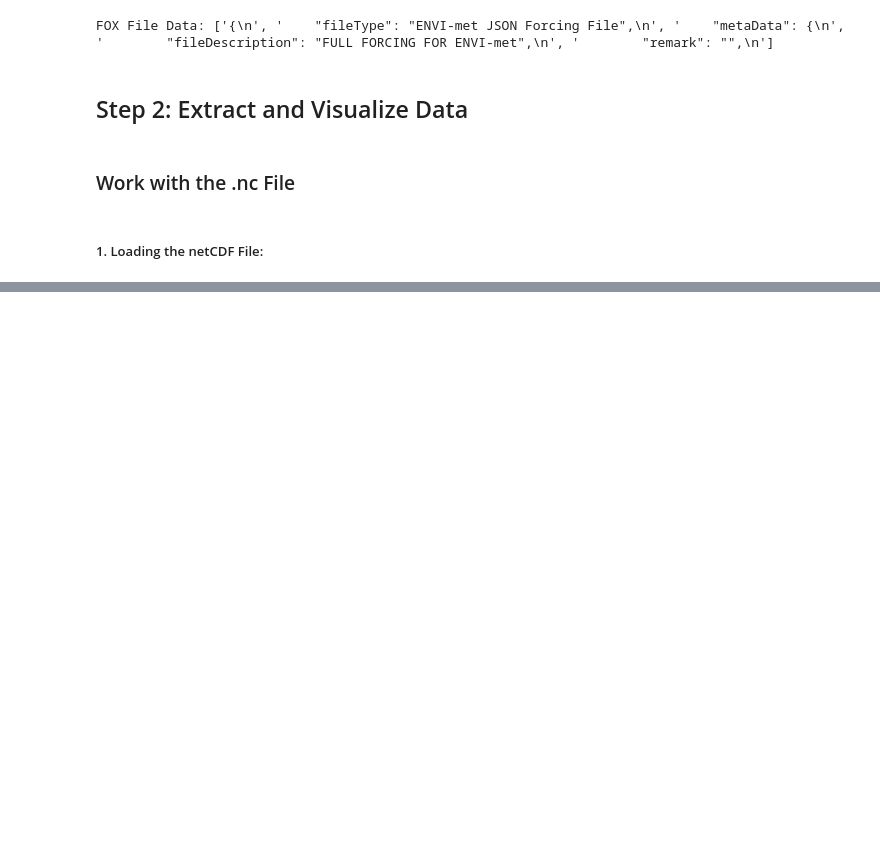
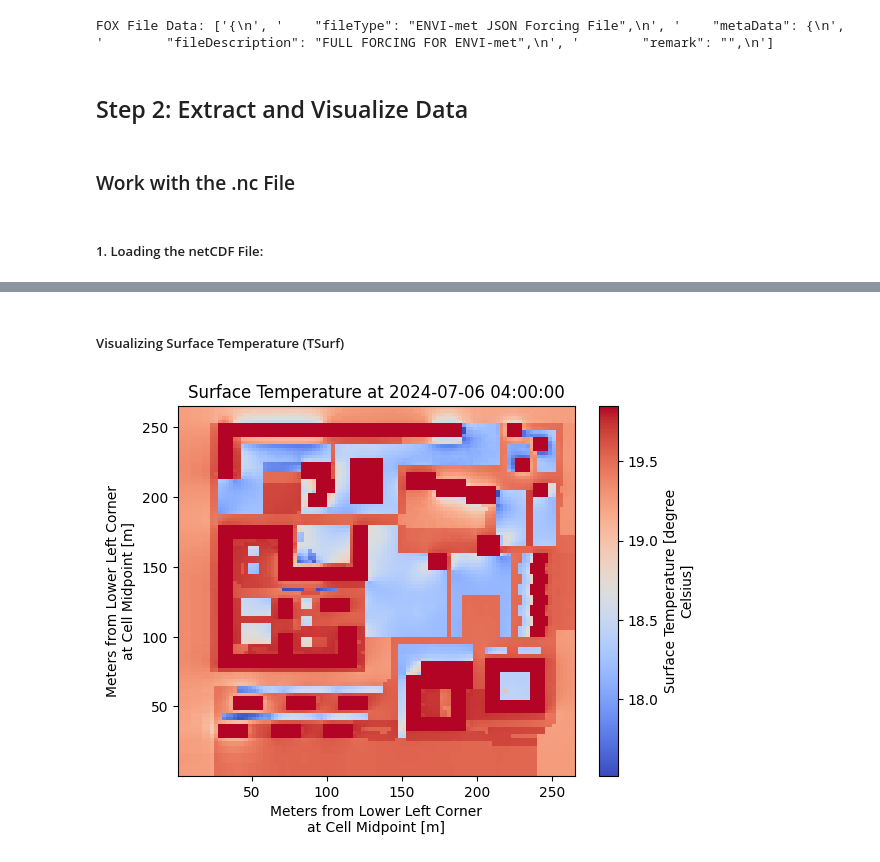
Before and after one commit to Ekaterina-Vititneva/microclimate-simulation, a Jupyter notebook: notebooks/data_exploration.ipynb, the cells around one changed output, grey strips where cells are left out. Saved outputs shown, nothing was run; the diff lists cells and outputs as text; code cells hidden in the pictures; blank space fills up the shorter version.

Commit message:
TSurf vis

```diff
--- a/notebooks/data_exploration.ipynb
+++ b/notebooks/data_exploration.ipynb
@@ -82,0 +144,18 @@ ModuleNotFoundError: No module named 'xarray'
+# %% [markdown]
+##### Visualizing Surface Temperature (TSurf)
+# %%
+import matplotlib.pyplot as plt
+
+# Select the time step and height level
+time_step = '2024-07-06 04:00:00'  # Example time step
+# TSurf is a 2D variable (Time, GridsJ, GridsI), so no height level needed
+
+# Extract the surface temperature data for the specific time step
+surface_temperature = ds['TSurf'].sel(Time=time_step)
+
+# Plot the surface temperature as a heatmap
+surface_temperature.plot(cmap='coolwarm')
+plt.title(f'Surface Temperature at {time_step}')
+plt.show()
+# %% [output]
+[figure, added]
```
Also changed, not shown: parts of 7 cells of this notebook.
